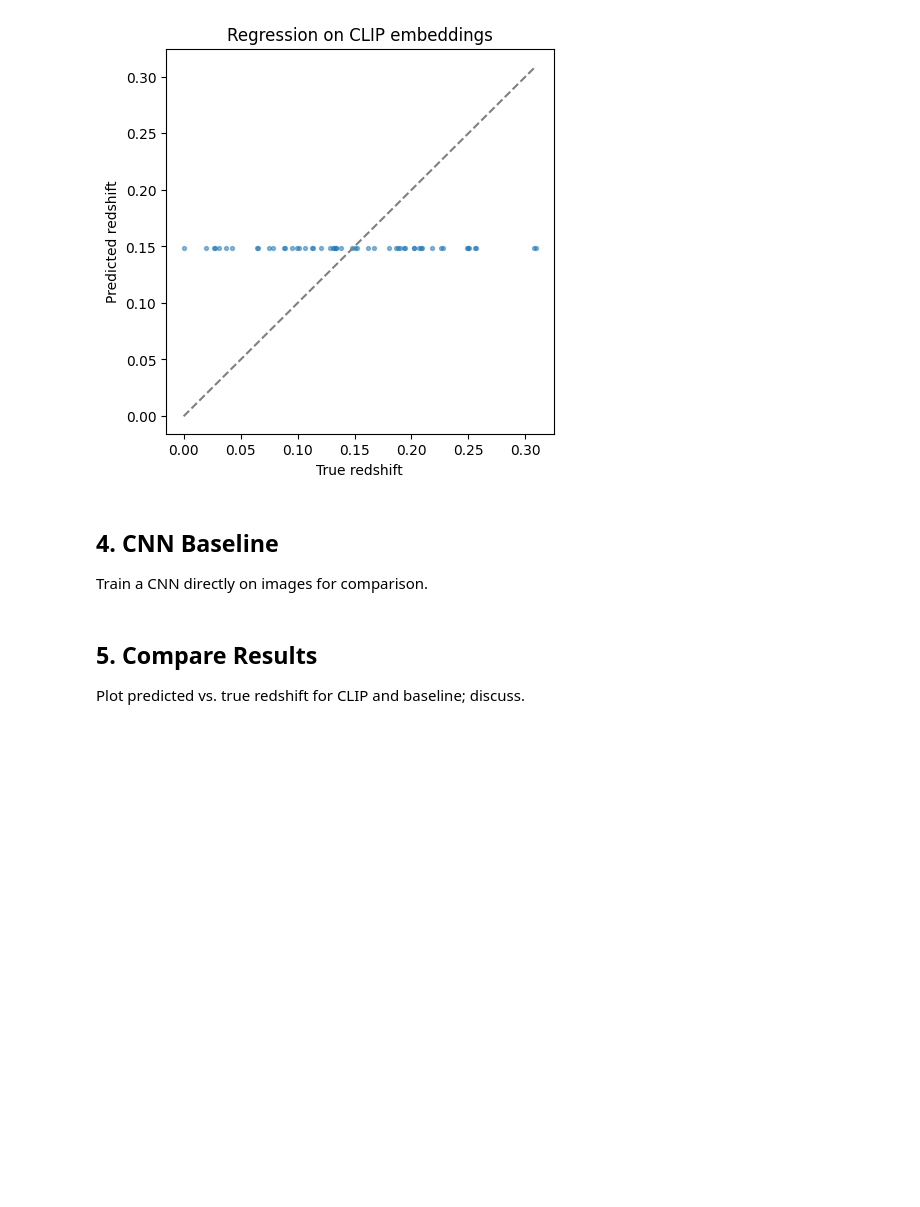
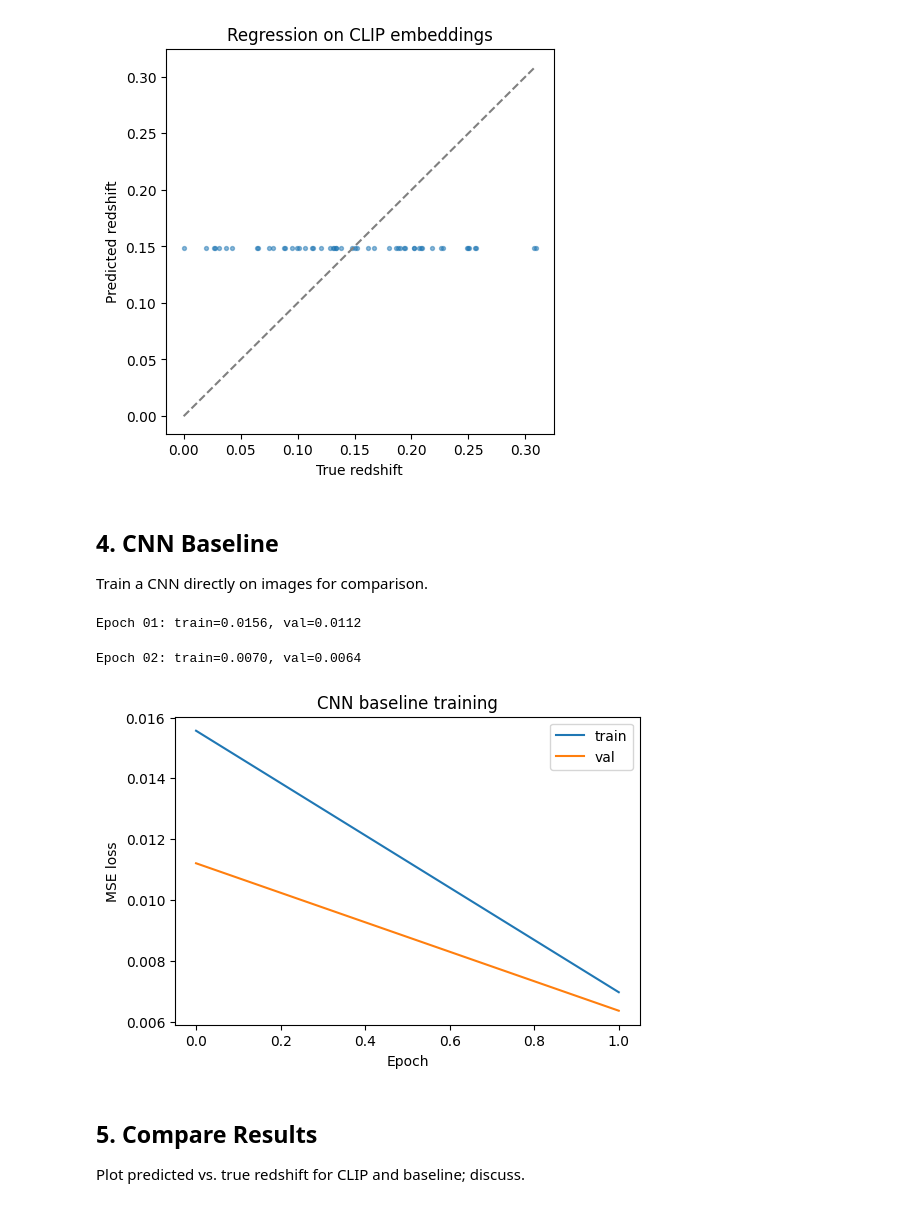
Before and after one commit to mhuertascompany/AstroCLIP, a Jupyter notebook: teaching_notebooks/astroclip_teaching_redshift_exercises_filled.ipynb, the cells around one changed output. Cells and saved outputs as stored; diff of their text form; code cells hidden in the pictures; blank space fills up the shorter version.

```diff
--- a/teaching_notebooks/astroclip_teaching_redshift_exercises_filled.ipynb
+++ b/teaching_notebooks/astroclip_teaching_redshift_exercises_filled.ipynb
@@ -721,34 +721,38 @@ def train_cnn(model, train_loader, val_loader, epochs=1):
                 loss = criterion(preds, yb)
                 running += loss.item() * xb.size(0)
         val_loss = running / len(val_loader.dataset)
 
         train_losses.append(train_loss)
         val_losses.append(val_loss)
         tqdm.write(f"Epoch {epoch+1:02d}: train={train_loss:.4f}, val={val_loss:.4f}")
 
     return train_losses, val_losses
 
 cnn_model = StudentImageCNN().to(device)
-cnn_train_losses, cnn_val_losses = train_cnn(cnn_model, cnn_train_dl, cnn_val_dl, epochs=1)
+cnn_train_losses, cnn_val_losses = train_cnn(cnn_model, cnn_train_dl, cnn_val_dl, epochs=2)
 
 plt.figure(figsize=(6, 4))
 plt.plot(cnn_train_losses, label='train')
 plt.plot(cnn_val_losses, label='val')
 plt.xlabel('Epoch')
 plt.ylabel('MSE loss')
 plt.title('CNN baseline training')
 plt.legend()
 plt.show()
 
 cnn_model.eval()
 cnn_preds, cnn_truth = [], []
 with torch.no_grad():
     for xb, yb in cnn_val_dl:
         preds = cnn_model(xb.to(device)).cpu().numpy()
         cnn_preds.append(preds)
         cnn_truth.append(yb.numpy())
 cnn_preds = np.concatenate(cnn_preds)
 cnn_truth = np.concatenate(cnn_truth)
+# %% [output]
+Epoch 01: train=0.0156, val=0.0112
+Epoch 02: train=0.0070, val=0.0064
+[figure, added]
 # %% [markdown]
 ## 5. Compare Results
 Plot predicted vs. true redshift for CLIP and baseline; discuss.
```
Also changed, not shown: 9 other files.
